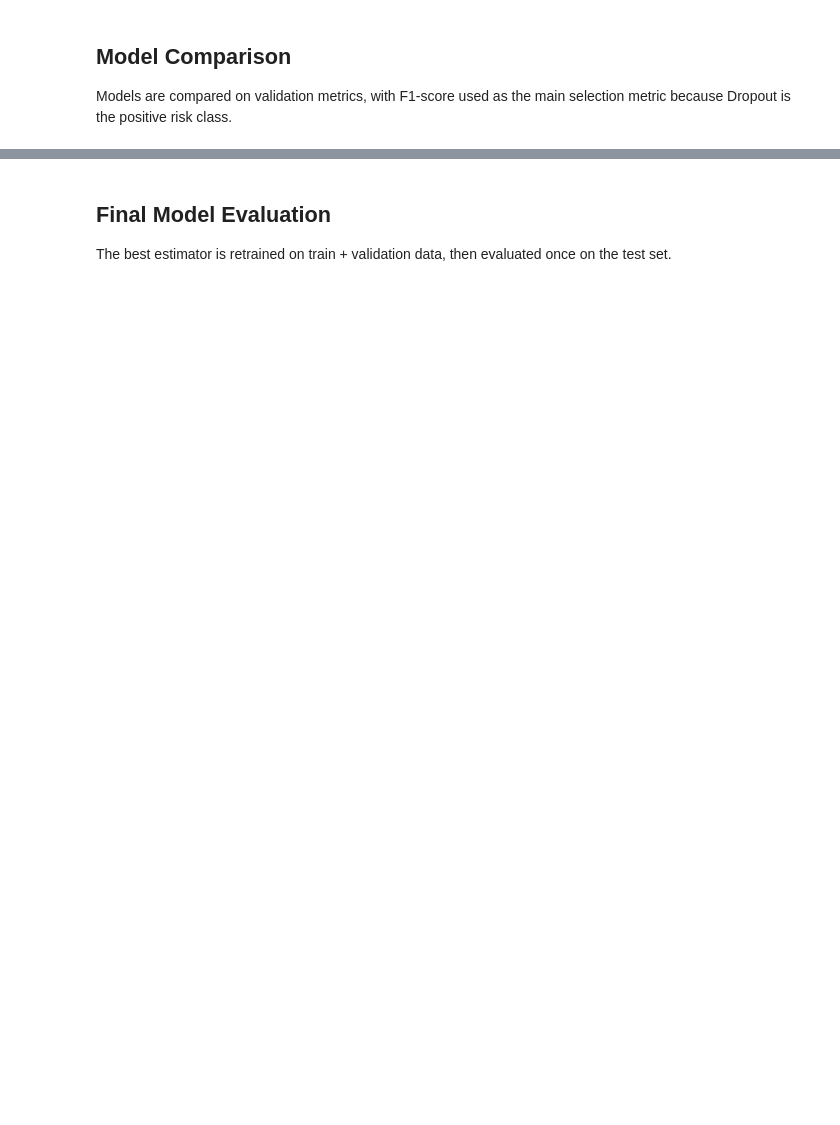
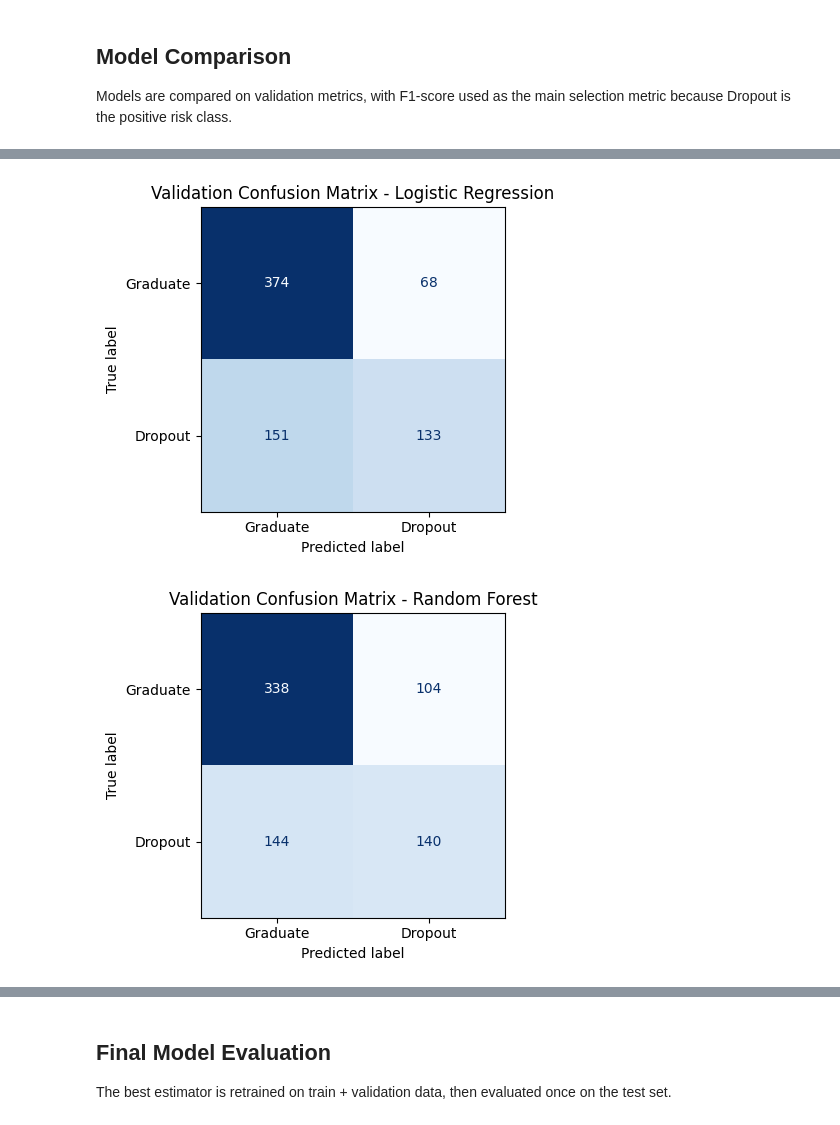
Before and after one commit to LecyLecy/student-dropout-prediction-ml, a Jupyter notebook: notebooks/03_model_training_and_feature_selection.ipynb, the cells around one changed output, grey strips where cells are left out. Drawn from its saved outputs; the diff is of its cells as text; code cells hidden in the pictures; blank space fills up the shorter version.

```diff
--- a/notebooks/03_model_training_and_feature_selection.ipynb
+++ b/notebooks/03_model_training_and_feature_selection.ipynb
@@ -169,0 +261,25 @@ validation_results_df
+# %%
+# Plot validation confusion matrix for each model.
+for model_name, pipeline in fitted_validation_pipelines.items():
+    y_valid_pred = pipeline.predict(X_valid)
+
+    fig, ax = plt.subplots(figsize=(5, 4))
+
+    ConfusionMatrixDisplay.from_predictions(
+        y_valid,
+        y_valid_pred,
+        display_labels=["Graduate", "Dropout"],
+        cmap="Blues",
+        ax=ax,
+        colorbar=False
+    )
+
+    ax.set_title(f"Validation Confusion Matrix - {model_name}")
+    plt.tight_layout()
+
+    filename = f"validation_confusion_matrix_{model_name.lower().replace(' ', '_')}.png"
+    plt.savefig(FIGURES_DIR / filename, dpi=300)
+    plt.show()
+# %% [output]
+[figure, added]
+[figure, added]
```
Also changed, not shown: parts of 24 cells of this notebook, 17 other files.
